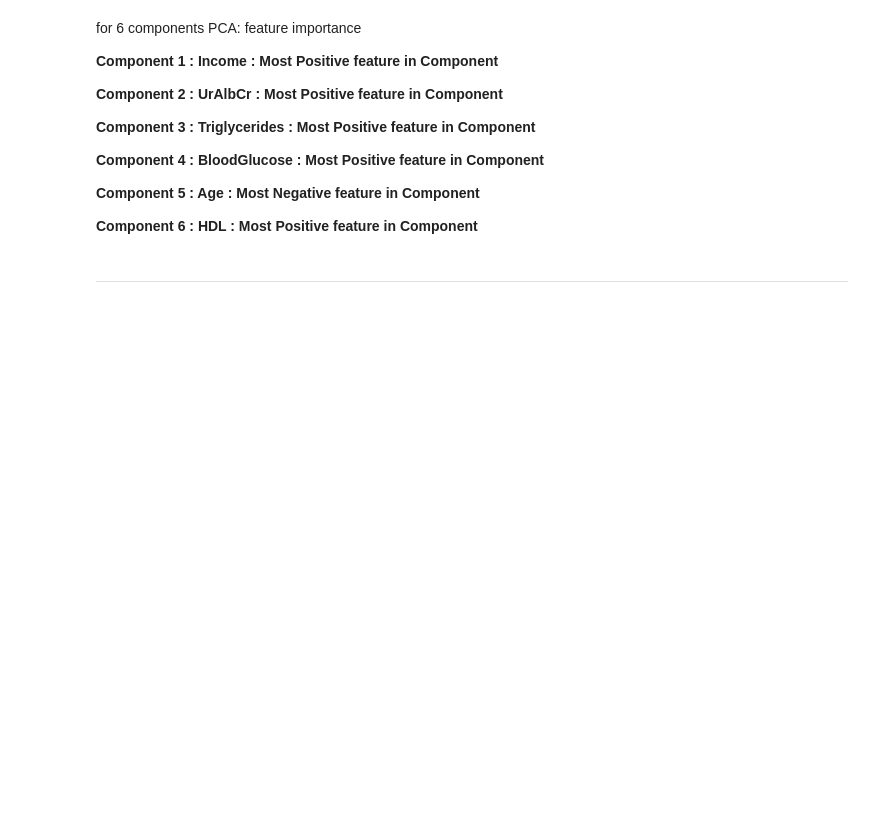
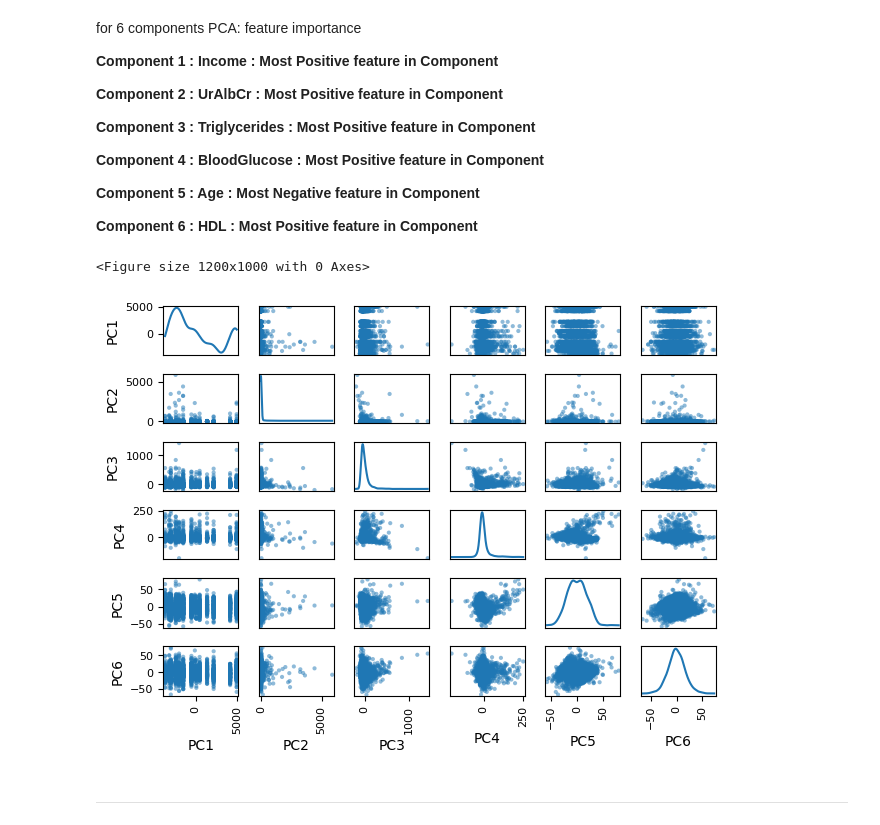
Before and after one commit to SrijanShovit/HealthLearning, a Jupyter notebook: Metabolic Syndrome Prediction/metabolic_syndrome_predict.ipynb, the cells around one changed output. Cells and saved outputs as stored; diff of their text form; code cells hidden in the pictures; blank space fills up the shorter version.

```diff
--- a/Metabolic Syndrome Prediction/metabolic_syndrome_predict.ipynb
+++ b/Metabolic Syndrome Prediction/metabolic_syndrome_predict.ipynb
@@ -885,6 +889,21 @@ for 6 components PCA: feature importance
 **Component 5 : Age : Most Negative feature in Component**
 
 **Component 6 : HDL : Most Positive feature in Component**
+# %%
+# Plotting 6 Components of PCA
+
+pca = PCA(n_components=6)
+X_pca = pca.fit_transform(pca_df)
+X_pca_df = pd.DataFrame(X_pca, columns=[f'PC{i+1}' for i in range(X_pca.shape[1])])
+
+# Create a pairwise scatter plot
+plt.figure(figsize=(12, 10))
+pd.plotting.scatter_matrix(X_pca_df, alpha=0.5, diagonal='kde')
+plt.tight_layout()
+plt.show()
+# %% [output]
+<Figure size 1200x1000 with 0 Axes>
+[figure, added]
 # %% [markdown]
 ---
 # %% [markdown]
```
Also changed, not shown: parts of 33 cells of this notebook.
